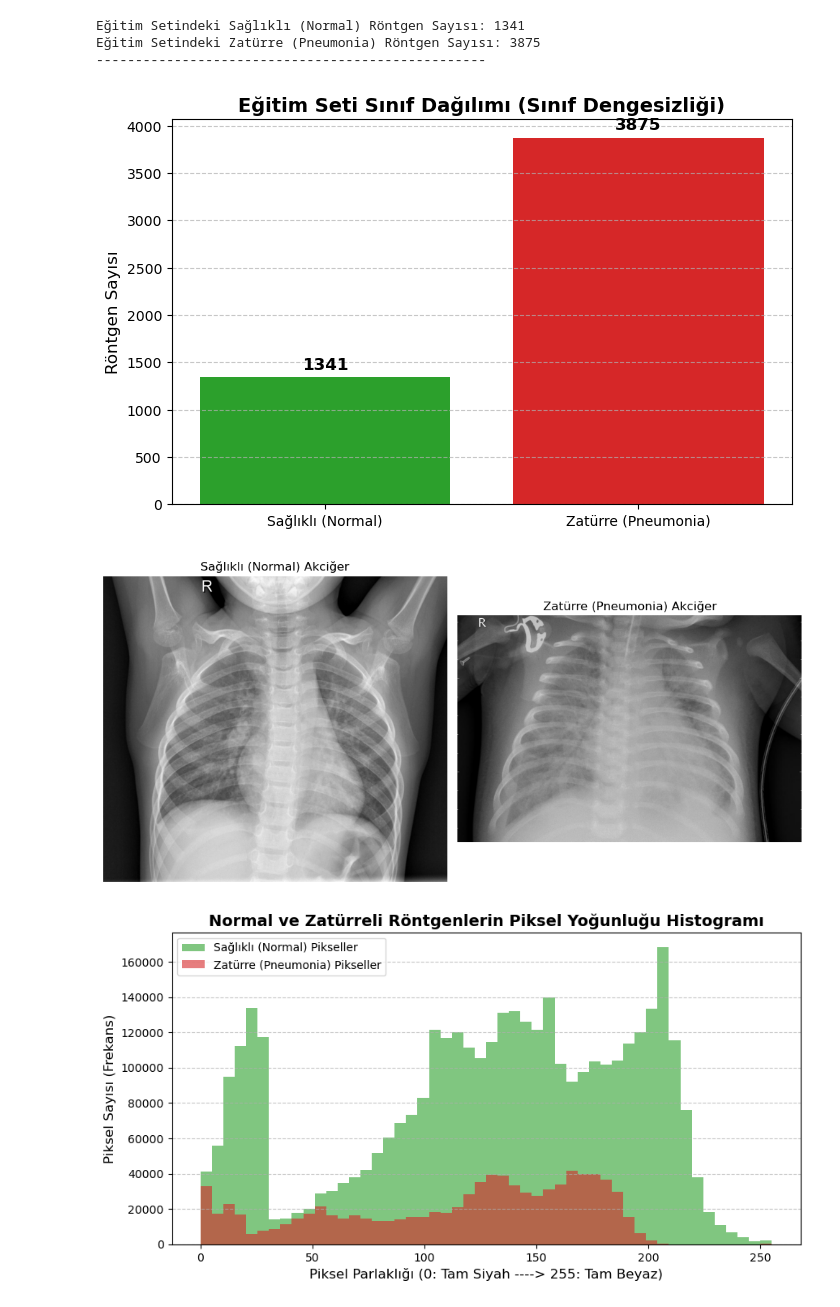
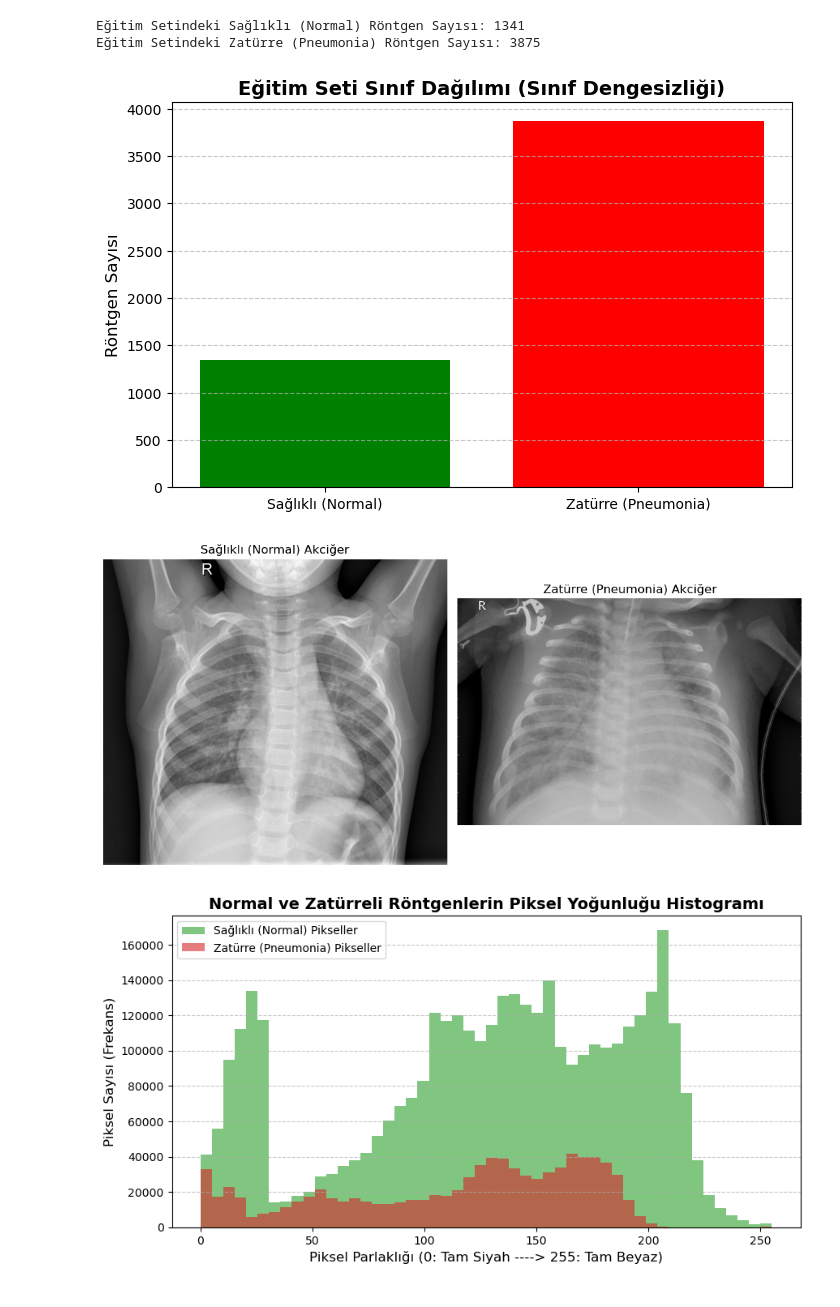
Before and after one commit to mustafaerfidan/Chest-XRay-Pneumonia-Detection, a Jupyter notebook: notebooks/01_veri_kesfi.ipynb, the cells around one changed output. Cells and saved outputs as stored; diff of their text form; code cells hidden in the pictures.

```diff
--- a/notebooks/01_veri_kesfi.ipynb
+++ b/notebooks/01_veri_kesfi.ipynb
@@ -6,7 +6,7 @@
 # os: İşletim sistemiyle iletişim kurmamızı ve klasörlerde gezinmemizi sağlar.
 import os
 
-# pyplot: Ekrana grafik ve resim çizdirmek (tuval açmak) için kullanılır.
+# pyplot: Ekrana grafik ve resim çizdirmek  için kullanıyoruz
 import matplotlib.pyplot as plt
 
 # mpimg: Bilgisayardaki resim dosyasını okuyup sayısal (piksel) matrislere çevirir.
@@ -19,17 +19,17 @@ pneumonia_dir = os.path.join(train_dir, 'PNEUMONIA')
 
 
 # =====================================================================
-# BÖLÜM 2: VERİ SAYILARININ HESAPLANMASI VE EKRANA YAZDIRILMASI
+# BÖLÜM 2: VERİ SAYILARININ HESAPLANMASI VE EKRANA YAZDIRILMASI ( eğitim verisi için )
 # =====================================================================
 
 # os.listdir(): Belirtilen klasörün içindeki tüm resim dosyalarının isimlerini bir liste olarak getirir.
 # len(): Bu listenin uzunluğunu sayar. Sınıf dengesizliğini (imbalance) görmek için bunu kullanıyoruz.
-normal_sayisi = len(os.listdir(normal_dir))
-zaturre_sayisi = len(os.listdir(pneumonia_dir))
+normal_sayisi = len(os.listdir(normal_dir))   # normal olan  resimlerin sayısını hesaplıyor
+zaturre_sayisi = len(os.listdir(pneumonia_dir))  # zature olan resimlerin  sayısını hesaplıyor
 
-print(f"Eğitim Setindeki Sağlıklı (Normal) Röntgen Sayısı: {normal_sayisi}")
-print(f"Eğitim Setindeki Zatürre (Pneumonia) Röntgen Sayısı: {zaturre_sayisi}")
-print("-" * 50)
+print("Eğitim Setindeki Sağlıklı (Normal) Röntgen Sayısı:", normal_sayisi) # sayılarını ekrana bastırıyoruz
+print("Eğitim Setindeki Zatürre (Pneumonia) Röntgen Sayısı:", zaturre_sayisi)
+
 
 
 # =====================================================================
@@ -40,17 +40,12 @@ print("-" * 50)
 siniflar = ['Sağlıklı (Normal)', 'Zatürre (Pneumonia)']
 sayilar = [normal_sayisi, zaturre_sayisi]
 
-# 8x5 inç boyutunda bir grafik alanı (tuval) açıyoruz
+# 8x5  boyutunda bir grafik alanı  açıyoruz
 plt.figure(figsize=(8, 5))
 
 # Çubuk grafiğini çizdiriyoruz (Sağlıklı: Yeşil, Zatürre: Kırmızı)
-bars = plt.bar(siniflar, sayilar, color=['#2ca02c', '#d62728'])
+plt.bar(siniflar, sayilar, color=['green', 'red'])
 
-# Çubukların tam tepesine sayıları okunaklı bir şekilde yazdırıyoruz
-for bar in bars:
-    y_degeri = bar.get_height()
-    plt.text(bar.get_x() + bar.get_width()/2, y_degeri + 50, int(y_degeri),
-             ha='center', va='bottom', fontsize=12, fontweight='bold')
 
 # Grafiği rapor için isimlendiriyoruz
 plt.title('Eğitim Seti Sınıf Dağılımı (Sınıf Dengesizliği)', fontsize=14, fontweight='bold')
@@ -68,36 +63,35 @@ plt.show()
 # listdir()[0]: Klasördeki resim listesinin ilk elemanını (0. indeks) yani ilk resmi seçeriz.
 normal_ilk_resim = os.listdir(normal_dir)[0]
 zaturre_ilk_resim = os.listdir(pneumonia_dir)[0]
 
 # mpimg.imread(): Seçilen resmi okur ve bilgisayarın anlayacağı 0-255 arası piksel değerlerinden oluşan bir matrise dönüştürür.
 img_normal = mpimg.imread(os.path.join(normal_dir, normal_ilk_resim))
 img_zaturre = mpimg.imread(os.path.join(pneumonia_dir, zaturre_ilk_resim))
 
-# plt.subplots(1, 2): 1 satır ve 2 sütundan oluşan, yan yana duran iki adet boş grafik alanı (tuval) açar.
+# plt.subplots(1, 2): 1 satır ve 2 sütundan oluşan, yan yana duran iki adet boş grafik alanı açar.
 fig, axes = plt.subplots(1, 2, figsize=(10, 5))
 
 # imshow(): imread ile elde edilen piksel matrisini tekrar görsele çevirip ekrana basar.
 # cmap='gray': Resmin siyah-beyaz (röntgen formatında) çizdirilmesini sağlar ki model sadece yapıya odaklansın.
 axes[0].imshow(img_normal, cmap='gray')
 axes[0].set_title('Sağlıklı (Normal) Akciğer')
 
 # axis('off'): Resmin etrafındaki X ve Y eksenindeki sayıları (koordinatları) gizler, temiz görüntü sağlar.
 axes[0].axis('off')
 
 axes[1].imshow(img_zaturre, cmap='gray')
 axes[1].set_title('Zatürre (Pneumonia) Akciğer')
 axes[1].axis('off')
 
 # plt.tight_layout(): İki resmin başlıklarının ve çerçevelerinin birbirine girmesini engeller.
 plt.tight_layout()
 
 # plt.show(): Hazırlanan tüm grafikleri kullanıcıya (ekrana) yansıtır.
 plt.show()
 # %% [output]
 Eğitim Setindeki Sağlıklı (Normal) Röntgen Sayısı: 1341
 Eğitim Setindeki Zatürre (Pneumonia) Röntgen Sayısı: 3875
---------------------------------------------------
-[figure, old version]
+[figure, new version]
 [figure]
 # %%
 # ---------------------------------------------------------
```
Also changed, not shown: parts of 1 cell of this notebook.
